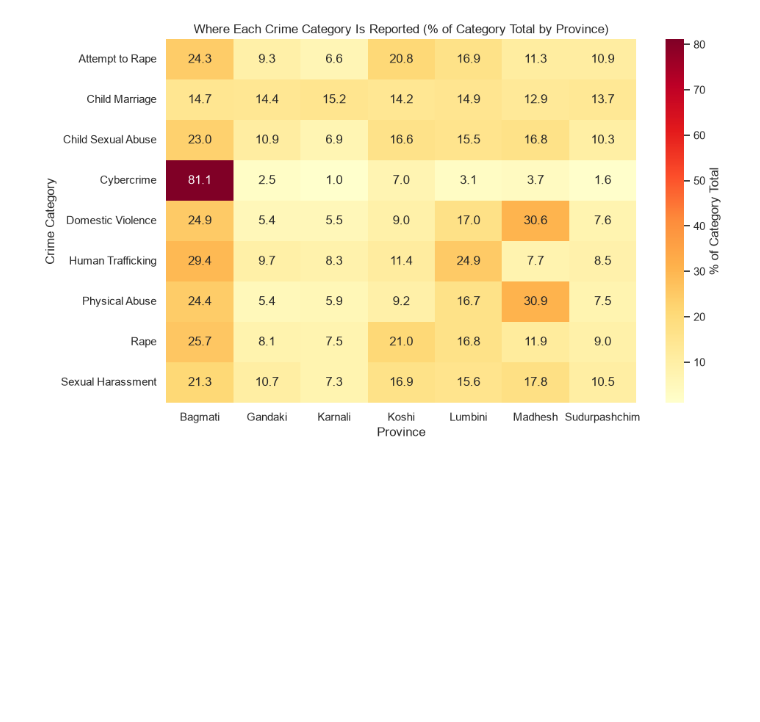
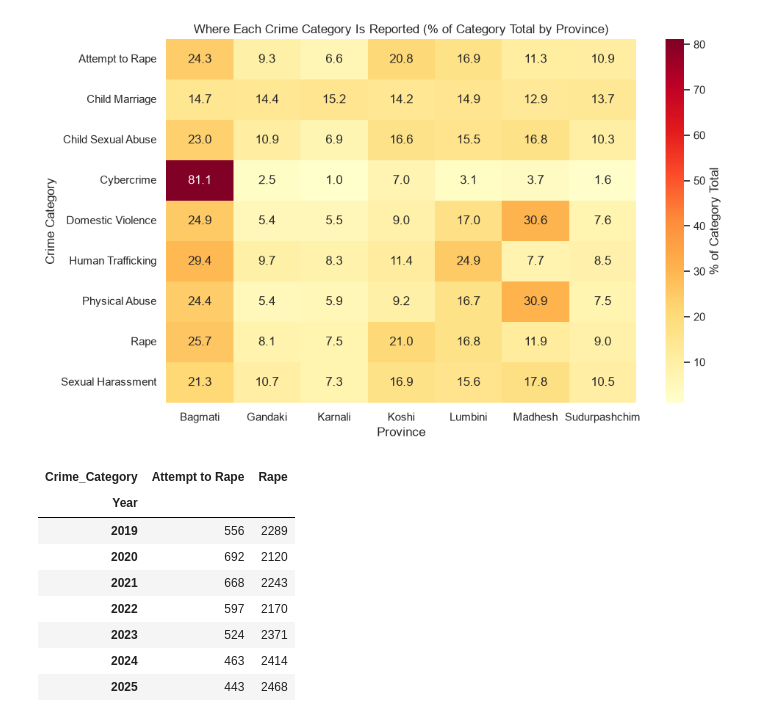
Before and after one commit to rohanpiya/gbv-nepal-eda, a Jupyter notebook: notebooks/01_gbv_nepal_eda.ipynb, the cells around one changed output. Saved outputs shown, nothing was run; the diff lists cells and outputs as text; code cells hidden in the pictures; blank space fills up the shorter version.

```diff
--- a/notebooks/01_gbv_nepal_eda.ipynb
+++ b/notebooks/01_gbv_nepal_eda.ipynb
@@ -456,3 +456,17 @@ plt.tight_layout()
 plt.show()
 # %% [output]
 [figure]
+# %%
+rape_compare = df[df['Year'] != 2026][df['Crime_Category'].isin(['Rape', 'Attempt to Rape'])]
+rape_trend = rape_compare.groupby(['Year', 'Crime_Category'])['Cases_Reported'].sum().unstack()
+rape_trend
+# %% [output]
+| Crime_Category | Attempt to Rape | Rape |
+| Year |  |  |
+| 2019 | 556 | 2289 |
+| 2020 | 692 | 2120 |
+| 2021 | 668 | 2243 |
+| 2022 | 597 | 2170 |
+| 2023 | 524 | 2371 |
+| 2024 | 463 | 2414 |
+| 2025 | 443 | 2468 |
```
Also changed, not shown: parts of 1 cell of this notebook, 3 other files.
